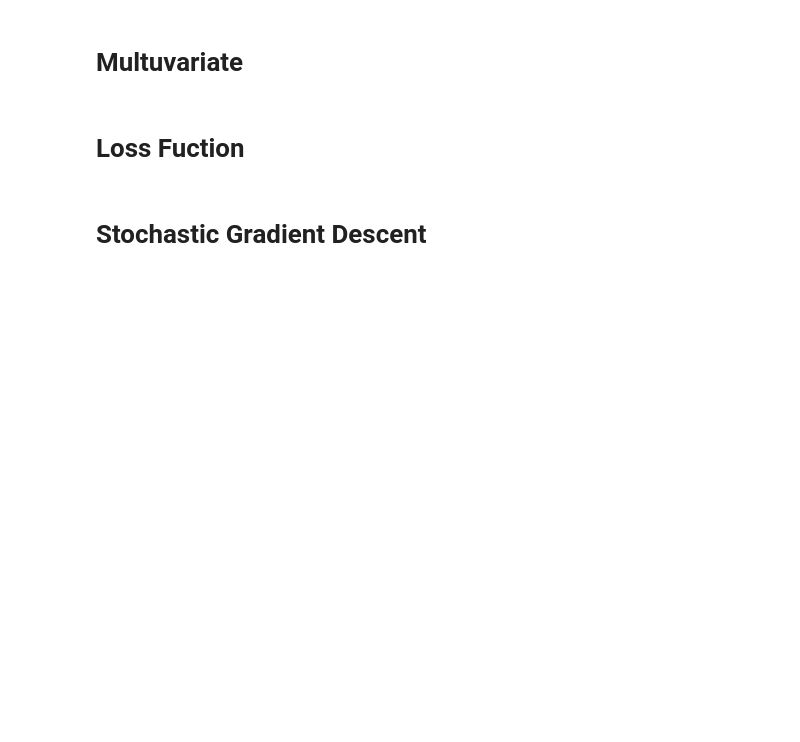
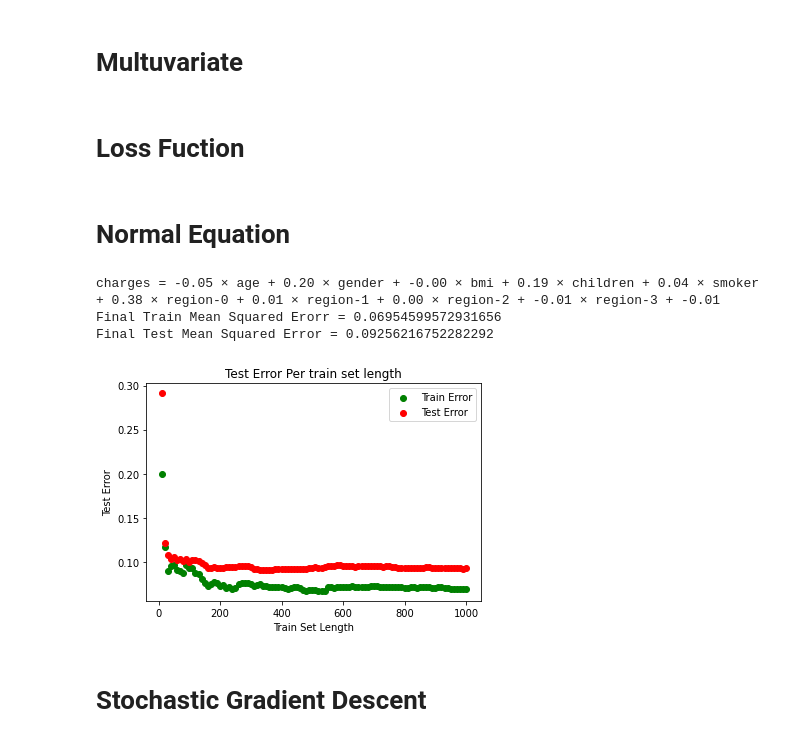
Before and after one commit to AUT-Student/ML-HW1, a Jupyter notebook: Code3/code3.ipynb, the cells around one changed output. Saved outputs shown, nothing was run; the diff lists cells and outputs as text; code cells hidden in the pictures; blank space fills up the shorter version.

```diff
--- a/Code3/code3.ipynb
+++ b/Code3/code3.ipynb
@@ -188,3 +171,5 @@ class LossFunction():
         """ Partial derivation of Mean Square Error for consist coefficient of multivariat"""
         arr = np.subtract(y_real, y_predict)
         return -2*np.sum(arr)/len(y_real)
+# %% [markdown]
+# Normal Equation
@@ -191,3 +255,37 @@ class LossFunction():
+# %%
+multivariate_normal_equation = MultivariateNormalEquation(number_features = len(x_train[0]), number_data=1000, lambda_=0.0001)
+# %%
+multivariate_normal_equation.run()
+# %%
+multivariate_normal_equation.plot_result()
+# %% [output]
+charges = -0.05 × age + 0.20 × gender + -0.00 × bmi + 0.19 × children + 0.04 × smoker + 0.38 × region-0 + 0.01 × region-1 + 0.00 × region-2 + -0.01 × region-3 + -0.01
+Final Train Mean Squared Erorr = 0.06954599572931656
+Final Test Mean Squared Error = 0.09256216752282292
+# %%
+number_data_list = []
+test_error_list = []
+train_error_list = []
+
+for number_data in range(10,1010,10):
+    number_data_list.append(number_data)
+    multivariate_normal_equation = MultivariateNormalEquation(number_features = len(x_train[0]), lambda_=0.0001, number_data=number_data)
+    multivariate_normal_equation.run()
+    test_error = multivariate_normal_equation.test_error()
+    train_error = multivariate_normal_equation.train_error()
+    train_error_list.append(train_error)
+    test_error_list.append(test_error)
+
+plt.scatter(x=number_data_list, y=train_error_list, color="green", label="Train Error")
+plt.scatter(x=number_data_list, y=test_error_list, color="red", label="Test Error")
+
+plt.xlabel("Train Set Length")
+plt.ylabel("Test Error")
+plt.title("Test Error Per train set length")
+plt.legend()
+plt.show()
+# %% [output]
+[figure, added]
 # %% [markdown]
 # Stochastic Gradient Descent
 # %%
```
Also changed, not shown: parts of 5 cells of this notebook, 2 other files.
